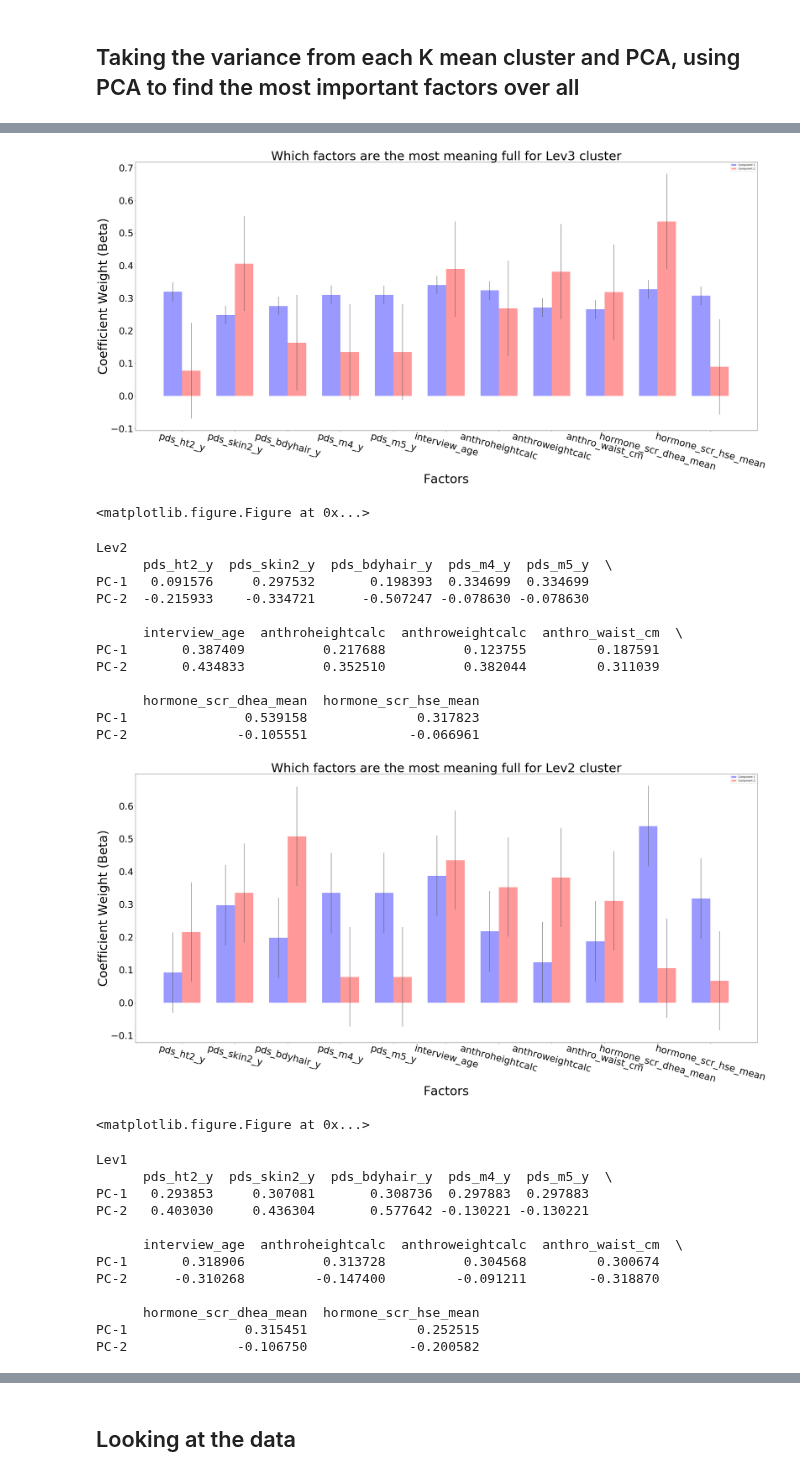
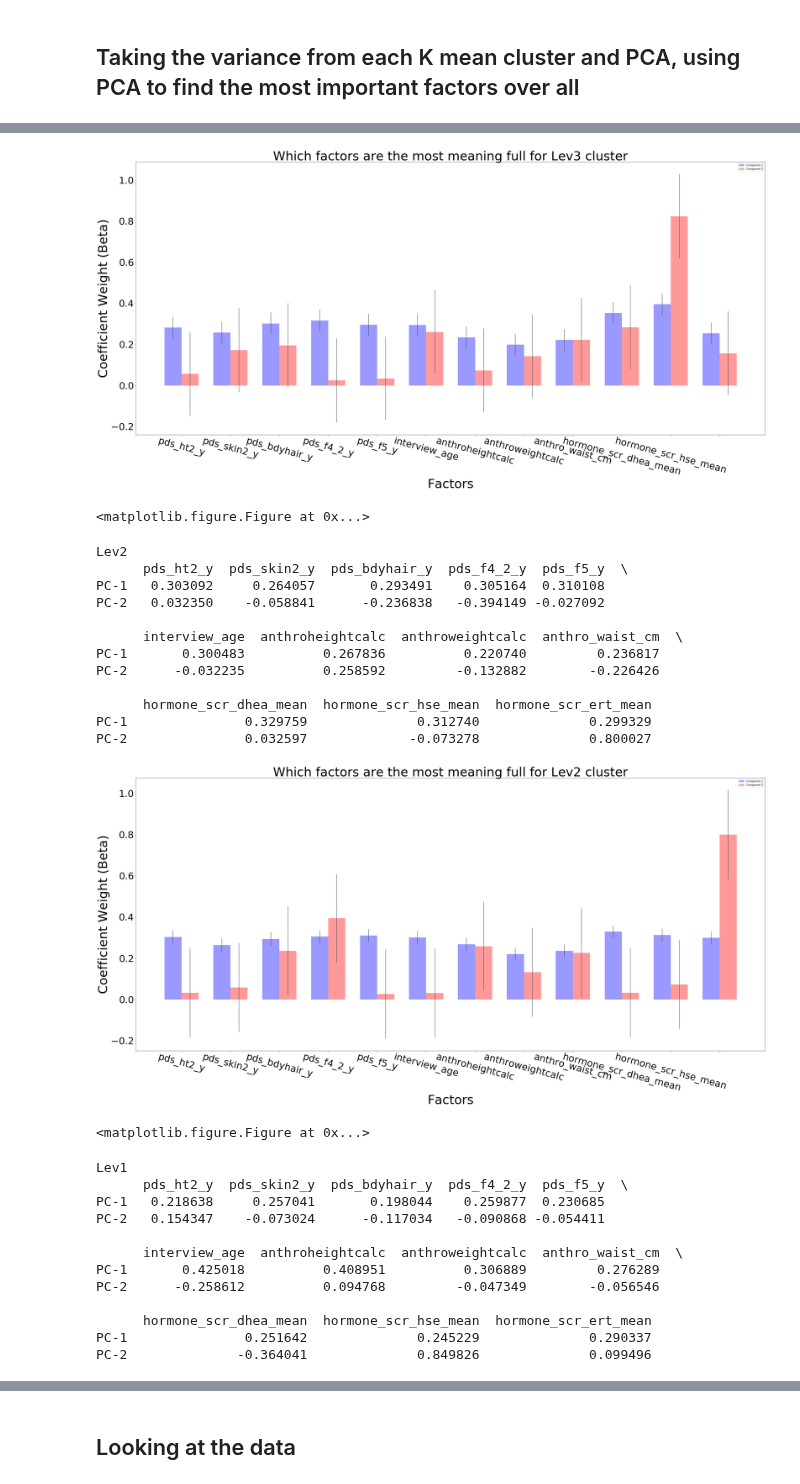
Before and after one commit to grace-shearrer/ABCD, a Jupyter notebook: ohGirl_Kmeans.ipynb, the cells around one changed output, grey strips where cells are left out. Saved outputs shown, nothing was run; the diff lists cells and outputs as text; code cells hidden in the pictures.

Commit message:
almost ready updating the matrix dims

```diff
--- a/ohGirl_Kmeans.ipynb
+++ b/ohGirl_Kmeans.ipynb
@@ -59,8 +59,8 @@ subs=lady_dudes['sub'].values
 f2=lady_dudes['pds_ht2_y'].values
 f3=lady_dudes['pds_skin2_y'].values
 f4=lady_dudes['pds_bdyhair_y'].values
-f5=lady_dudes['pds_m4_y'].values
-f6=lady_dudes['pds_m5_y'].values
+f5=lady_dudes['pds_f4_2_y'].values
+f6=lady_dudes['pds_f5_y'].values
 f7=lady_dudes['interview_age'].values
 f8=lady_dudes['anthroheightcalc'].values
 f9=lady_dudes['anthroweightcalc'].values
@@ -212,11 +213,12 @@ def random_selct(DATA):
         for females this is 12!!!!
         '''
         value_data = value[:,0:12]
+#         print(value_data.shape)
         '''
         for females this is 13!!!!
         '''
         sub_data = value[:,12]
-        print(sub_data)
+#         print(sub_data)
         label_data = value[:,-1]
         training = value_data[training_idx,:]#select 20 subjects from the value in the dictionary
         subs = sub_data[training_idx]
@@ -243,6 +245,7 @@ def random_selct(DATA):
     combine the randomized data by the actual level
     '''
     data=np.vstack((rand_dict['lev1'],rand_dict['lev2'],rand_dict['lev3']))
+    print(data.shape)
     '''
     defining the parameters for the k means and the PCA
     '''
@@ -263,7 +266,7 @@ def random_selct(DATA):
     IMPORTANT ALL THE DATA INDEXED WITH SUBJECTS
     '''
     all_together = np.column_stack(list_together)
-    print(all_together.shape)
+#     print(all_together.shape)
     ###################################################
 
 
@@ -271,6 +274,7 @@ def random_selct(DATA):
     #            rebuild to combine data      #
     ###########################################
     comb_data = np.column_stack((data, kmeans.fit_predict(data)))
+#     print(comb_data.shape)
     comb_dictr = {}
     '''
     seperating the data based on the fit predict value (found right above)
@@ -293,9 +297,9 @@ def random_selct(DATA):
     for key, value in comb_dictr.iteritems():
         PCA_dict[key] = PCA(n_components=2)
         #make sure the last column which is the predicted label isn't included
-        PCA_data[key] = PCA_dict[key].fit_transform(value[:,0:11])
+        PCA_data[key] = PCA_dict[key].fit_transform(value[:,0:12])
         #make sure the last column which is the predicted label isn't included
-        ID = np.identity(value[:,0:11].shape[1])  # identity matrix
+        ID = np.identity(value[:,0:12].shape[1])  # identity matrix
         coef = PCA_dict[key].transform(ID)
         PCA_final[key] = coef
 
@@ -357,6 +361,7 @@ def random_selct(DATA):
     Var_ratio = PCA_final
 
     lev1_VarRatio = np.vstack((PCA_final['lev1']))
+    print(lev1_VarRatio.shape)
     lev2_VarRatio = np.vstack((PCA_final['lev2']))
     lev3_VarRatio = np.vstack((PCA_final['lev3']))
 
@@ -389,14 +394,15 @@ def main(i):
     names = ['pds_ht2_y',
 'pds_skin2_y',
 'pds_bdyhair_y',
-'pds_m4_y',
-'pds_m5_y',
+'pds_f4_2_y',
+'pds_f5_y',
 'interview_age',
 'anthroheightcalc',
 'anthroweightcalc',
 'anthro_waist_cm',
 'hormone_scr_dhea_mean',
 'hormone_scr_hse_mean',
+'hormone_scr_ert_mean',
 'labels_pred',
 'labels_true']
 
@@ -625,28 +612,29 @@ all_dat.set_index('index')
 names=['pds_ht2_y',
 'pds_skin2_y',
 'pds_bdyhair_y',
-'pds_m4_y',
-'pds_m5_y',
+'pds_f4_2_y',
+'pds_f5_y',
 'interview_age',
 'anthroheightcalc',
 'anthroweightcalc',
 'anthro_waist_cm',
 'hormone_scr_dhea_mean',
-'hormone_scr_hse_mean']
+'hormone_scr_hse_mean',
+'hormone_scr_ert_mean']
 
 All_Ratios = {'Lev1': All_lev1Ratio, 'Lev2': All_lev2Ratio, 'Lev3':All_lev3Ratio}
 Coefs = {}
-index = np.arange(11)
+index = np.arange(12)
 for key, value in All_Ratios.iteritems():
     pca = PCA(n_components=2)
     pca.fit_transform(value)
     i = np.identity(value.shape[1])  # identity matrix
     Coefs[key] = pca.transform(i)
     print(key)
-    print pd.DataFrame(pca.components_,columns=names[0:11],index = ['PC-1','PC-2'])
+    print pd.DataFrame(pca.components_,columns=names[0:13],index = ['PC-1','PC-2'])
     print('\n')
 
-    n_groups = 11
+    n_groups = 12
 
     means_CP1 = np.absolute(pca.components_[0,:])
     std_CP1 = np.matrix.std(np.matrix(np.absolute(pca.components_[0,:])))
@@ -698,28 +686,28 @@ PC-2               0.535429              0.089381
-[figure, old version]
+[figure, new version]
 <matplotlib.figure.Figure at 0x...>
 Lev2
-      pds_ht2_y  pds_skin2_y  pds_bdyhair_y  pds_m4_y  pds_m5_y  \
-PC-1   0.091576     0.297532       0.198393  0.334699  0.334699
-PC-2  -0.215933    -0.334721      -0.507247 -0.078630 -0.078630
+      pds_ht2_y  pds_skin2_y  pds_bdyhair_y  pds_f4_2_y  pds_f5_y  \
+PC-1   0.303092     0.264057       0.293491    0.305164  0.310108
+PC-2   0.032350    -0.058841      -0.236838   -0.394149 -0.027092
 
       interview_age  anthroheightcalc  anthroweightcalc  anthro_waist_cm  \
-PC-1       0.387409          0.217688          0.123755         0.187591
-PC-2       0.434833          0.352510          0.382044         0.311039
+PC-1       0.300483          0.267836          0.220740         0.236817
+PC-2      -0.032235          0.258592         -0.132882        -0.226426
 
-      hormone_scr_dhea_mean  hormone_scr_hse_mean
-PC-1               0.539158              0.317823
-PC-2              -0.105551             -0.066961
+      hormone_scr_dhea_mean  hormone_scr_hse_mean  hormone_scr_ert_mean
+PC-1               0.329759              0.312740              0.299329
+PC-2               0.032597             -0.073278              0.800027
-[figure, old version]
+[figure, new version]
 <matplotlib.figure.Figure at 0x...>
 Lev1
-      pds_ht2_y  pds_skin2_y  pds_bdyhair_y  pds_m4_y  pds_m5_y  \
-PC-1   0.293853     0.307081       0.308736  0.297883  0.297883
-PC-2   0.403030     0.436304       0.577642 -0.130221 -0.130221
+      pds_ht2_y  pds_skin2_y  pds_bdyhair_y  pds_f4_2_y  pds_f5_y  \
+PC-1   0.218638     0.257041       0.198044    0.259877  0.230685
+PC-2   0.154347    -0.073024      -0.117034   -0.090868 -0.054411
 
       interview_age  anthroheightcalc  anthroweightcalc  anthro_waist_cm  \
-PC-1       0.318906          0.313728          0.304568         0.300674
-PC-2      -0.310268         -0.147400         -0.091211        -0.318870
+PC-1       0.425018          0.408951          0.306889         0.276289
+PC-2      -0.258612          0.094768         -0.047349        -0.056546
 
-      hormone_scr_dhea_mean  hormone_scr_hse_mean
-PC-1               0.315451              0.252515
-PC-2              -0.106750             -0.200582
+      hormone_scr_dhea_mean  hormone_scr_hse_mean  hormone_scr_ert_mean
+PC-1               0.251642              0.245229              0.290337
+PC-2              -0.364041              0.849826              0.099496
```
Also changed, not shown: parts of 11 cells of this notebook.
